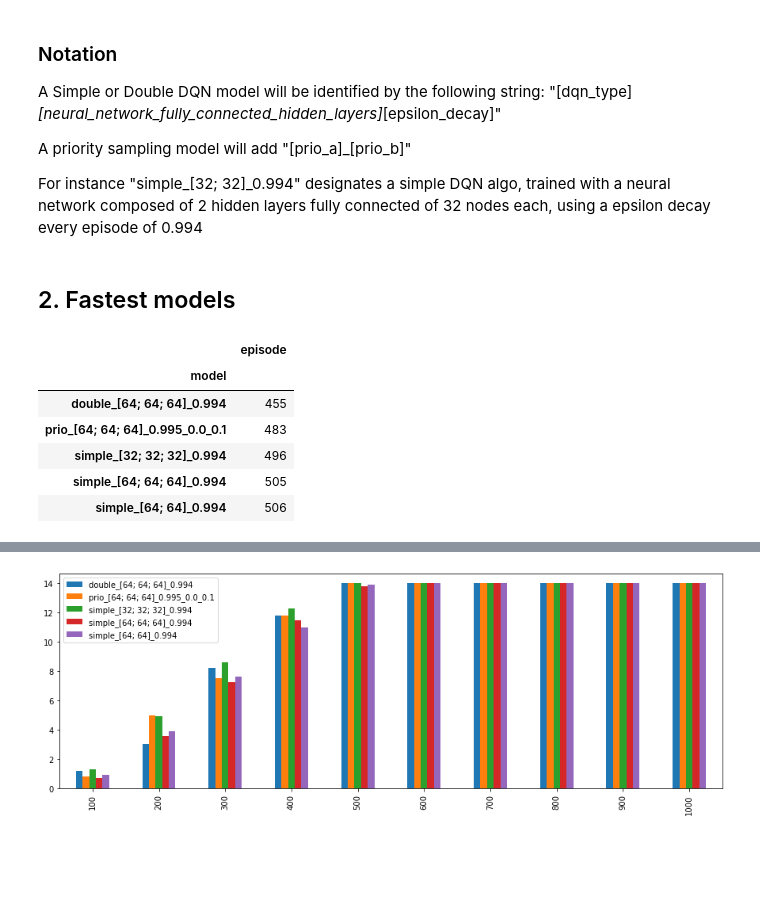
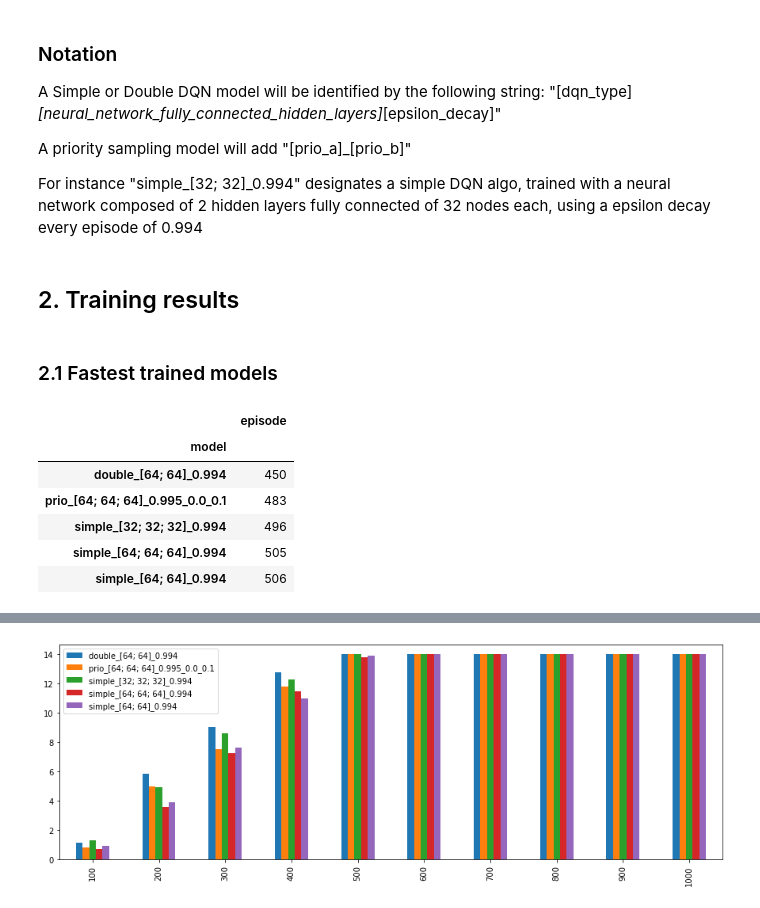
Before and after one commit to jrfalou/UdacityRL, a Jupyter notebook: Results/Results_report.ipynb, the cells around one changed output, grey strips where cells are left out. Saved outputs shown, nothing was run; the diff lists cells and outputs as text; code cells hidden in the pictures; blank space fills up the shorter version.

```diff
--- a/Results/Results_report.ipynb
+++ b/Results/Results_report.ipynb
@@ -26,26 +26,28 @@ For instance "simple_[32; 32]_0.994" designates a simple DQN algo, trained with
 %autoreload 2
 # %%
 import results_analysis
+# %% [markdown]
+## 2. Training results
 # %%
-#Get results from 'results.csv'
+#Get results from 'train_results.csv'
 #results_df: full dataframe of results
 #solved_df: nb of episodes to reach 14 reward over last 100 episodes
 #tops_df: fastest models to solve environment
-results_df, solved_df, tops_df = results_analysis.get_results_df(tops_nb=5)
+results_df, solved_df, tops_df = results_analysis.get_training_results_df(results_file='train_results.csv', tops_nb=5)
 # %% [markdown]
-## 2. Fastest models
+### 2.1 Fastest trained models
 # %%
 #print tops_df
 display(tops_df)
 # %% [output]
 |  | episode |
 | model |  |
-| double_[64; 64; 64]_0.994 | 455 |
+| double_[64; 64]_0.994 | 450 |
 | prio_[64; 64; 64]_0.995_0.0_0.1 | 483 |
 | simple_[32; 32; 32]_0.994 | 496 |
 | simple_[64; 64; 64]_0.994 | 505 |
 | simple_[64; 64]_0.994 | 506 |
 # %%
 #Plot fastest models
-results_analysis.plot_results(results_df, tops_df.index)
+results_analysis.plot_results(results_df, tops_df.index, results_type='train')
 # %% [output]
@@ -57,7 +59,7 @@ results_analysis.plot_results(results_df, tops_df.index)
 | 500 | 14.00 | 14.00 | 14.00 | 13.79 | ... |
 | 600 | 14.00 | 14.00 | 14.00 | 14.00 | ... |
 | 700 | 14.00 | 14.00 | 14.00 | 14.00 | ... |
 | 800 | 14.00 | 14.00 | 14.00 | 14.00 | ... |
 | 900 | 14.00 | 14.00 | 14.00 | 14.00 | ... |
 | 1000 | 14.00 | 14.00 | 14.00 | 14.00 | ... |
-[figure, old version]
+[figure, new version]
```
Also changed, not shown: parts of 17 cells of this notebook, 6 other files.
